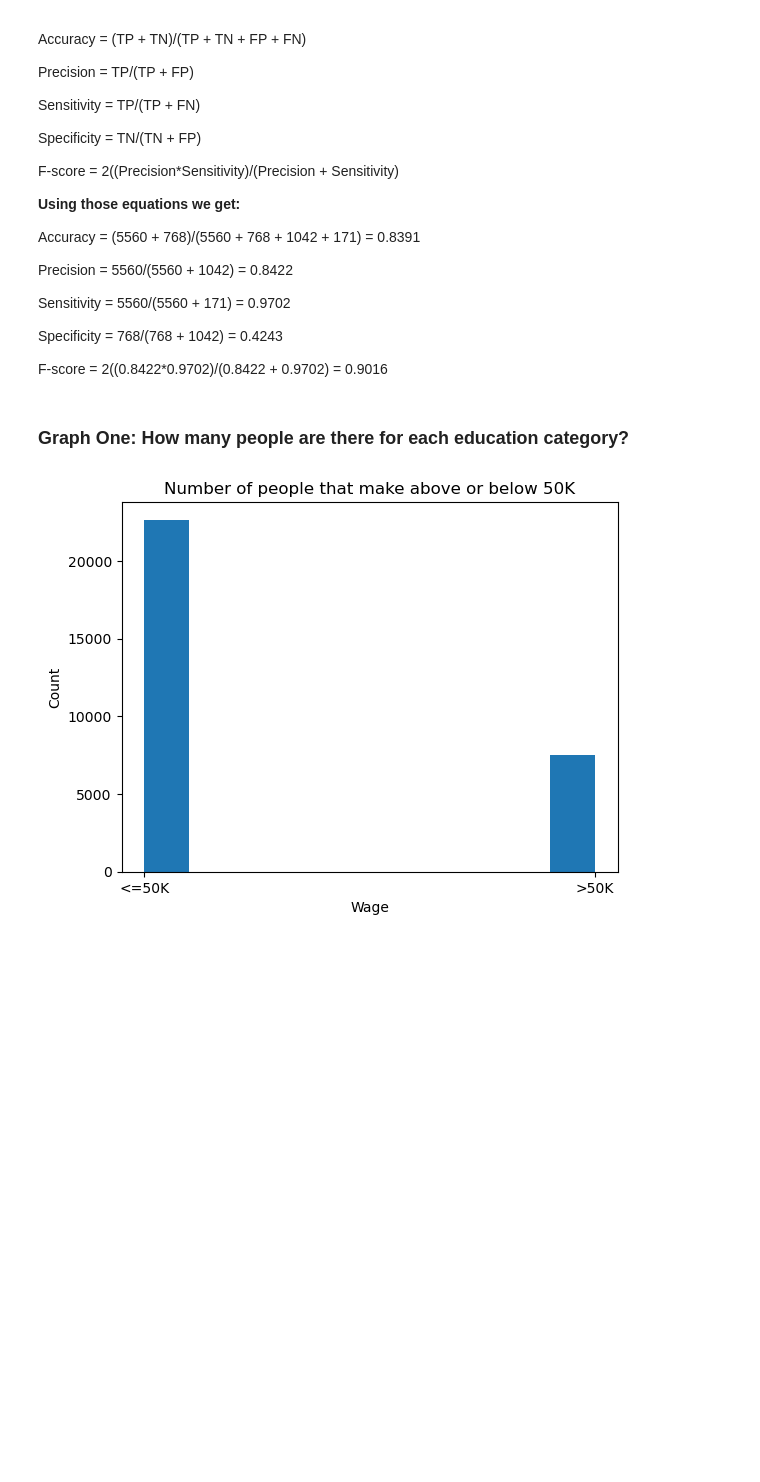
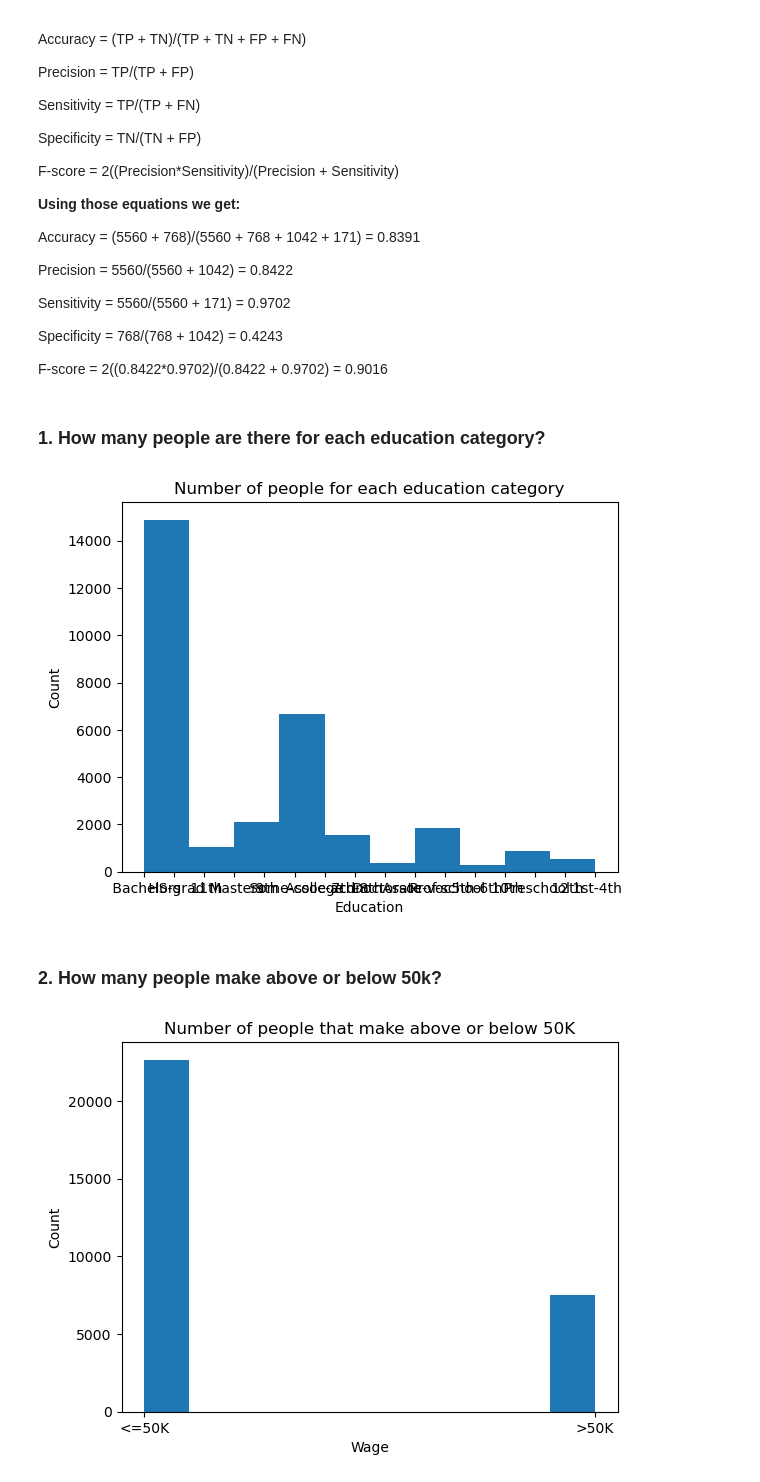
Before and after one commit to shairaalam19/dat301-fall2022-projects, a Jupyter notebook: DAT301_FinalProject.ipynb, the cells around one changed output. Drawn from its saved outputs; the diff is of its cells as text; code cells hidden in the pictures; blank space fills up the shorter version.

```diff
--- a/DAT301_FinalProject.ipynb
+++ b/DAT301_FinalProject.ipynb
@@ -142,6 +144,18 @@ Sensitivity = 5560/(5560 + 171) = 0.9702
 Specificity = 768/(768 + 1042) = 0.4243
 
 F-score = 2((0.8422*0.9702)/(0.8422 + 0.9702) = 0.9016
-# %% [markdown]
-### Graph One: How many people are there for each education category?
+# %% [markdown]
+### 1. How many people are there for each education category?
+# %%
+y = df.education
+
+plt.hist(y)
+plt.xlabel("Education")
+plt.ylabel("Count")
+plt.title("Number of people for each education category")
+plt.show()
+# %% [output]
+[figure, added]
+# %% [markdown]
+### 2. How many people make above or below 50k?
 # %%
```
Also changed, not shown: parts of 6 cells of this notebook.
